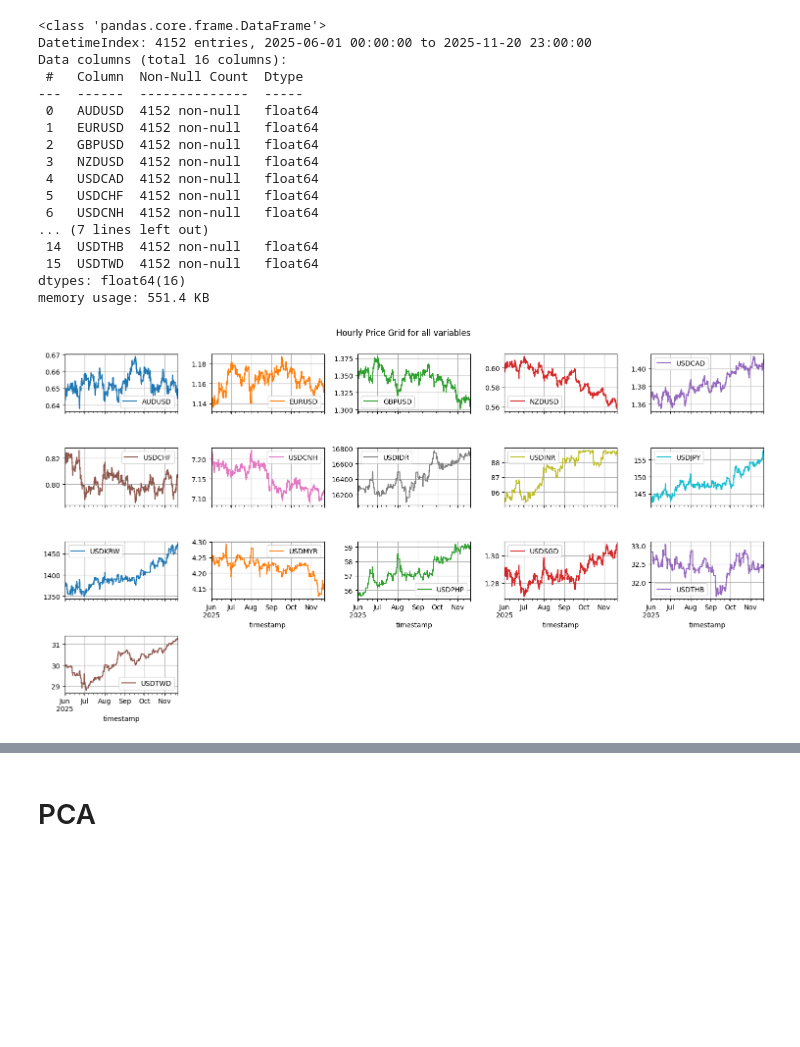
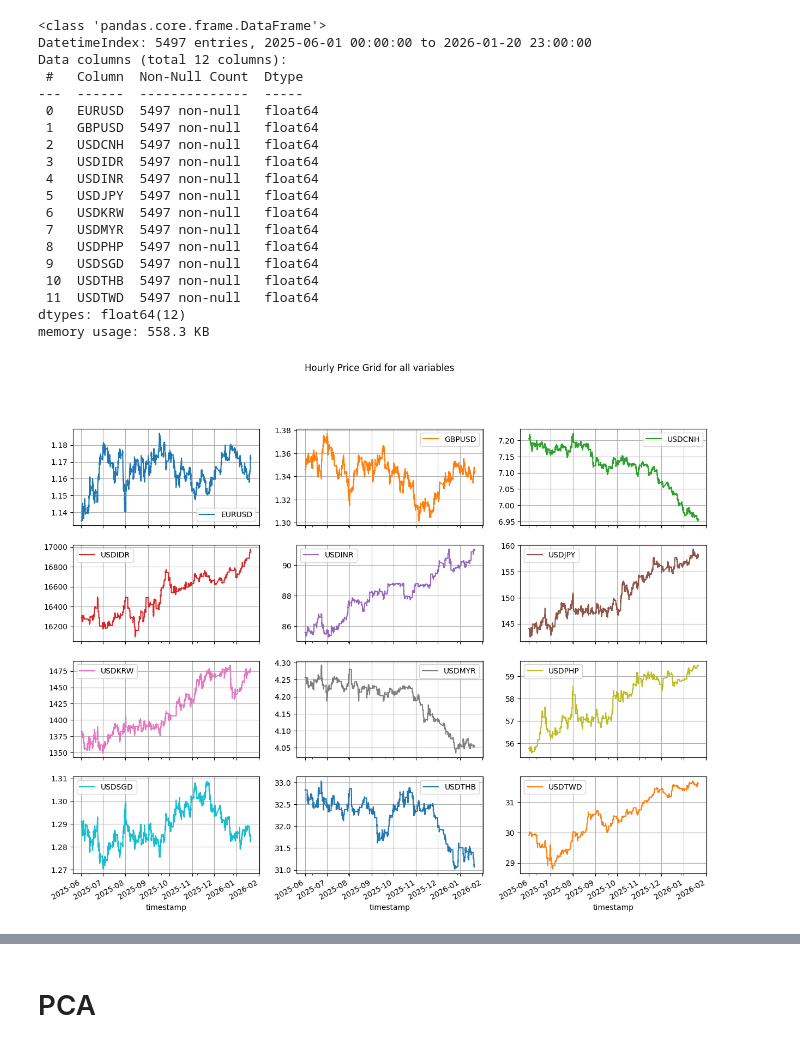
Before and after one commit to joshuachoy0711/projects, a Jupyter notebook: analyses/beta.ipynb, the cells around one changed output, grey strips where cells are left out. Drawn from its saved outputs; the diff is of its cells as text; code cells hidden in the pictures; blank space fills up the shorter version.

```diff
--- a/analyses/beta.ipynb
+++ b/analyses/beta.ipynb
@@ -21,15 +17,15 @@ from sklearn.metrics import mean_squared_error
 df = snowflake_client.fetch(f"""
     SELECT *, ((BID_OUTRIGHT+OFFER_OUTRIGHT)/2) as mid
     FROM RPT_TREASURY.INT_ASSET_PRICING__FX_QUOTE_SNAPSHOT_HOURLY
-    WHERE CCY_PAIR IN ('EURUSD', 'GBPUSD', 'USDJPY', 'AUDUSD',
-                            'NZDUSD','USDCAD', 'USDCNH', 'USDSGD',
+    WHERE CCY_PAIR IN ('EURUSD', 'GBPUSD', 'USDJPY', 'EURGBP',
+                            'USDCNH', 'USDSGD',
                             'USDMYR', 'USDIDR', 'USDINR',
-                            'USDPHP', 'USDTWD', 'USDCHF', 'USDTHB',
+                            'USDPHP', 'USDTWD', 'USDTHB',
                             'USDKRW')
     AND TENOR_CODE = 'SP'
     AND INSTRUMENT_TYPE = 'FXSpot'
     AND PROVIDER = 'BLOOMBERG'
-    AND TIMESTAMP BETWEEN '2025-06-01 00:00:00' AND '2025-11-20 23:59:59'
+    AND TIMESTAMP BETWEEN '2025-06-01 00:00:00' AND '2026-01-20 23:59:59'
 """)
 ccy_df = df.pivot(index='timestamp', columns='ccy_pair', values='mid')
 ccy_df.head()
@@ -45,28 +41,29 @@ ccy_df.head()
 ccy_df.info()
 # %% [output]
 <class 'pandas.core.frame.DataFrame'>
-DatetimeIndex: 4152 entries, 2025-06-01 00:00:00 to 2025-11-20 23:00:00
-Data columns (total 16 columns):
+DatetimeIndex: 5497 entries, 2025-06-01 00:00:00 to 2026-01-20 23:00:00
+Data columns (total 12 columns):
  #   Column  Non-Null Count  Dtype
 ---  ------  --------------  -----
- 0   AUDUSD  4152 non-null   float64
- 1   EURUSD  4152 non-null   float64
- 2   GBPUSD  4152 non-null   float64
- 3   NZDUSD  4152 non-null   float64
- 4   USDCAD  4152 non-null   float64
- 5   USDCHF  4152 non-null   float64
- 6   USDCNH  4152 non-null   float64
-... (7 lines left out)
- 14  USDTHB  4152 non-null   float64
- 15  USDTWD  4152 non-null   float64
-dtypes: float64(16)
-memory usage: 551.4 KB
+ 0   EURUSD  5497 non-null   float64
+ 1   GBPUSD  5497 non-null   float64
+ 2   USDCNH  5497 non-null   float64
+ 3   USDIDR  5497 non-null   float64
+ 4   USDINR  5497 non-null   float64
+ 5   USDJPY  5497 non-null   float64
+ 6   USDKRW  5497 non-null   float64
+ 7   USDMYR  5497 non-null   float64
+ 8   USDPHP  5497 non-null   float64
+ 9   USDSGD  5497 non-null   float64
+ 10  USDTHB  5497 non-null   float64
+ 11  USDTWD  5497 non-null   float64
+dtypes: float64(12)
+memory usage: 558.3 KB
 # %%
-ccy_df.plot(subplots = True, layout = (6,5), figsize = (15,12), title = 'Hourly Price Grid for all variables', grid = True, sharex = True)
-plt.tight_layout(rect=[0, 0.03, 1, 0.98])
+ccy_df.plot(subplots = True, layout = (4,3), figsize = (15,12), title = 'Hourly Price Grid for all variables', grid = True, sharex = True)
 plt.show()
 # %% [output]
-[figure, old version]
+[figure, new version]
 # %%
 # compute log returns
 
```
Also changed, not shown: parts of 11 cells of this notebook.
